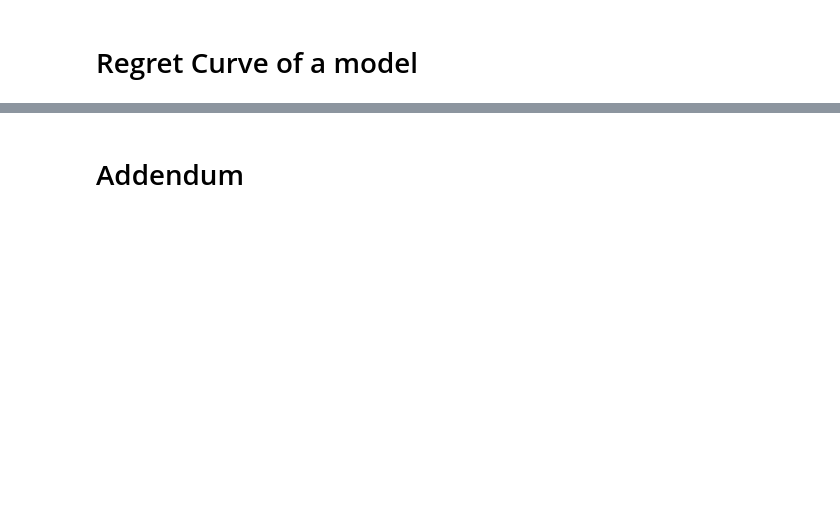
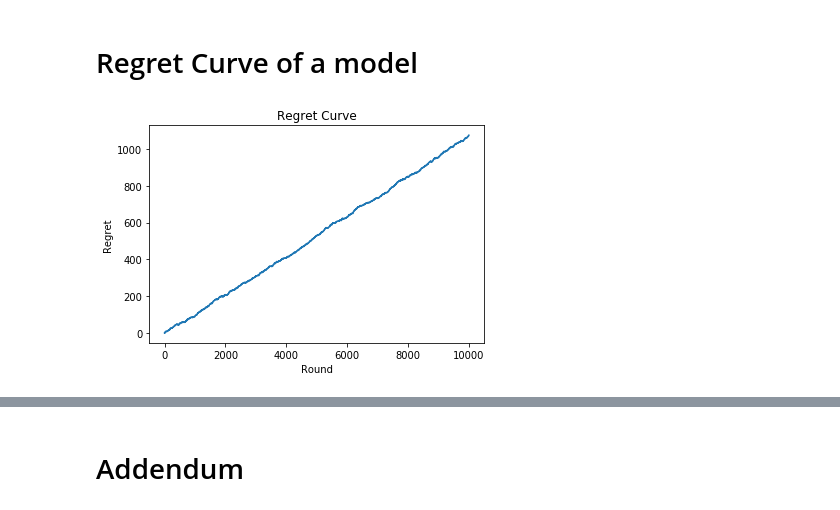
Before and after one commit to Jaimetorres003/Artificial-Intelligence, a Jupyter notebook: Maximizing Revenues of an Online Retail Business with Thompson Sampling.ipynb, the cells around one changed output, grey strips where cells are left out. Cells and saved outputs as stored; diff of their text form; code cells hidden in the pictures; blank space fills up the shorter version.

```diff
--- a/Maximizing Revenues of an Online Retail Business with Thompson Sampling.ipynb
+++ b/Maximizing Revenues of an Online Retail Business with Thompson Sampling.ipynb
@@ -92,2 +100,10 @@ plt.show() #note strategy 6 is actually strategy number 7
 # %% [markdown]
 # Regret Curve of a model
+# %%
+#The regret curve of a model (Random Strategy or Thompson Sampling) is the plot of the difference between the best strategy and the deployed model, with respect to the rounds.
+#best strategy is computed by simply getting, at each round, the maximum of the accumulated rewards over all the different strategies.
+rewards_strategies = [0] * d
+for n in range (0, N):
+    for i in range(0,d):
+        rewards_strategies[i] = rewards_strategies[i] + X[n, i]
+    total_reward_bs=max(rewards_strategies)
@@ -93,0 +144,31 @@ plt.show() #note strategy 6 is actually strategy number 7
+# %%
+#repeat the above process for finding the regret of the Random Strategy
+# Regret of the Random Strategy
+strategies_selected_rs = []
+total_reward_rs = 0
+total_reward_bs = 0
+numbers_of_rewards_1 = [0] * d
+numbers_of_rewards_0 = [0] * d
+rewards_strategies = [0] * d
+regret = []
+for n in range(0, N):
+    # Random Strategy
+    strategy_rs = random.randrange(d)
+    strategies_selected_rs.append(strategy_rs)
+    reward_rs = X[n, strategy_rs]
+    total_reward_rs = total_reward_rs + reward_rs
+    # Best Strategy
+    for i in range(0, d):
+        rewards_strategies[i] = rewards_strategies[i] + X[n, i]
+    total_reward_bs = max(rewards_strategies)
+    # Regret
+    regret.append(total_reward_bs - total_reward_rs)
+# %%
+# Plotting the Regret Curve. X-coordinates represent the rounds which are indexes from 0 to N
+plt.plot(regret)
+plt.title('Regret Curve')
+plt.xlabel('Round')
+plt.ylabel('Regret')
+plt.show()
+# %% [output]
+[figure, added]
```
Also changed, not shown: parts of 12 cells of this notebook.
